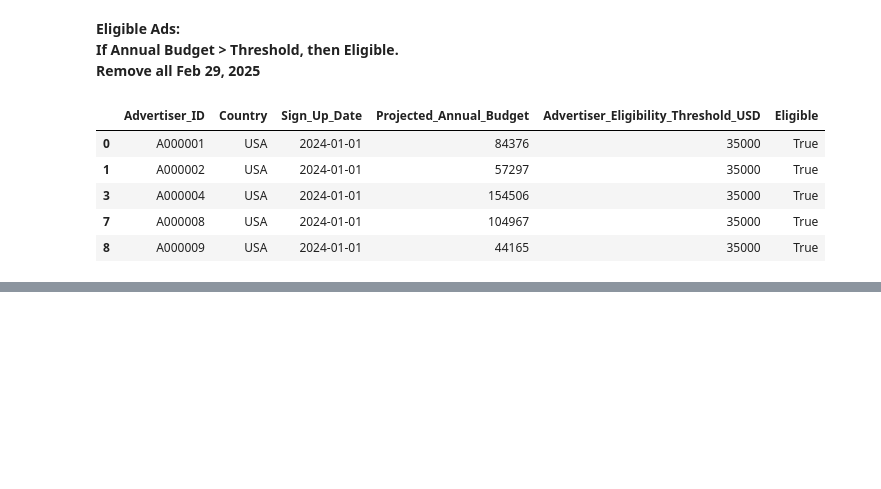
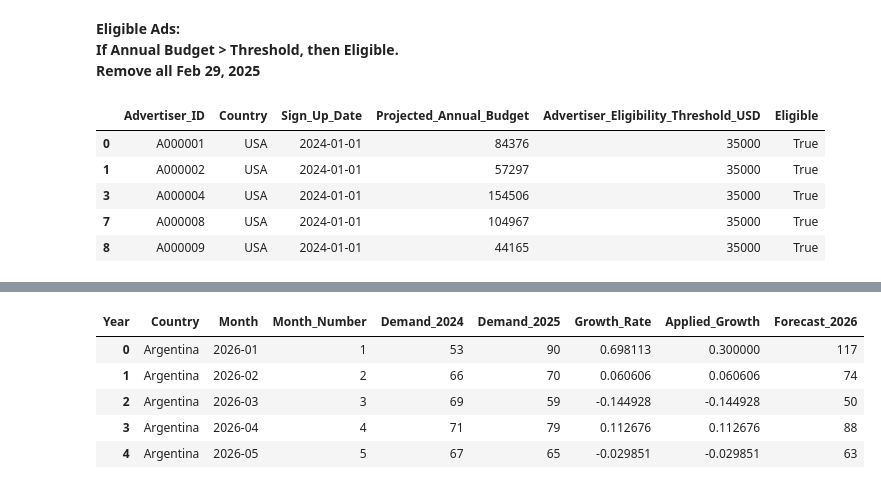
Before and after one commit to aschan12/DADS5250Hackathon, a Jupyter notebook: Hackathon_notebook.ipynb, the cells around one changed output, grey strips where cells are left out. Cells and saved outputs as stored; diff of their text form; code cells hidden in the pictures; blank space fills up the shorter version.

```diff
--- a/Hackathon_notebook.ipynb
+++ b/Hackathon_notebook.ipynb
@@ -304,7 +267,17 @@ import pandas as pd
 
 # Monthly totals
 eligible_ad['Month'] = (eligible_ad['Sign_Up_Date'].dt.to_period('M'))
-monthly_demand = (eligible_ad.groupby(['Country', 'Month']).size())
+monthly_demand = (eligible_ad.groupby(['Country', 'Month']).size().reset_index(name="Eligible_Advertisers"))
+monthly_demand["Year"] = (monthly_demand["Month"].dt.year)
+monthly_demand["Month_Number"] = (monthly_demand["Month"].dt.month)
 
-monthly_demand.head()
+demand_history = (monthly_demand.pivot_table(index=["Country", "Month_Number"],
+        columns="Year",
+        values="Eligible_Advertisers",
+        aggfunc="sum",
+        fill_value=0).reset_index())
+demand_history = demand_history.rename(columns={2024: "Demand_2024", 2025: "Demand_2025"})
+
+demand_history["Growth_Rate"] = ((demand_history["Demand_2025"] - demand_history["Demand_2024"])/ demand_history["Demand_2024"])
+demand_history.head()
 # %% [output]
@@ -318,78 +339,10 @@ dtype: int64
 # %%
-def forecast_2026_monthly_demand(monthly_history, minimum_growth=-0.20, maximum_growth=0.30):
-    pivot = monthly_history.pivot_table(
-        index=[
-            "Country",
-            "Month_Number"
-        ],
-        columns="Year",
-        values="Eligible_Advertisers",
-        aggfunc="sum",
-        fill_value=0
-    ).reset_index()
-
-    # Ensure both columns exist
-    if 2024 not in pivot.columns:
-        pivot[2024] = 0
-
-    if 2025 not in pivot.columns:
-        pivot[2025] = 0
-
-    pivot = pivot.rename(
-        columns={
-            2024: "Eligible_2024",
-            2025: "Eligible_2025"
-        }
-    )
-
-    # Calculate historical growth
-    pivot["Historical_Growth"] = np.where(
-        pivot["Eligible_2024"] > 0,
-        (
-            pivot["Eligible_2025"]
-            - pivot["Eligible_2024"]
-        )
-        / pivot["Eligible_2024"],
-        0
-    )
-
-    # Prevent a small historical value from producing
-    # an unrealistic 2026 forecast
-    pivot["Applied_Growth"] = (
-        pivot["Historical_Growth"]
-        .clip(
-            lower=minimum_growth,
-            upper=maximum_growth
-        )
-    )
-
-    pivot["Forecast_Eligible_2026"] = (
-        pivot["Eligible_2025"]
-        * (
-            1
-            + pivot["Applied_Growth"]
-        )
-    ).round().astype(int)
-
-    pivot["Month"] = pd.PeriodIndex(
-        [
-            f"2026-{month:02d}"
-            for month in pivot["Month_Number"]
-        ],
-        freq="M"
-    )
-
-    return pivot[
-        [
-            "Country",
-            "Month",
-            "Month_Number",
-            "Eligible_2024",
-            "Eligible_2025",
-            "Historical_Growth",
-            "Applied_Growth",
-            "Forecast_Eligible_2026"
-        ]
-    ].sort_values(
-        ["Country", "Month"]
-    ).reset_index(drop=True)
+forecast_2026 = forecast_2026_monthly_demand(demand_history)
+forecast_2026.head()
+# %% [output]
+| Year | Country | Month | Month_Number | Demand_2024 | Demand_2025 | Growth_Rate | Applied_Growth | Forecast_2026 |
+| 0 | Argentina | 2026-01 | 1 | 53 | 90 | 0.698113 | 0.300000 | 117 |
+| 1 | Argentina | 2026-02 | 2 | 66 | 70 | 0.060606 | 0.060606 | 74 |
+| 2 | Argentina | 2026-03 | 3 | 69 | 59 | -0.144928 | -0.144928 | 50 |
+| 3 | Argentina | 2026-04 | 4 | 71 | 79 | 0.112676 | 0.112676 | 88 |
+| 4 | Argentina | 2026-05 | 5 | 67 | 65 | -0.029851 | -0.029851 | 63 |
```
Also changed, not shown: parts of 37 cells of this notebook.
